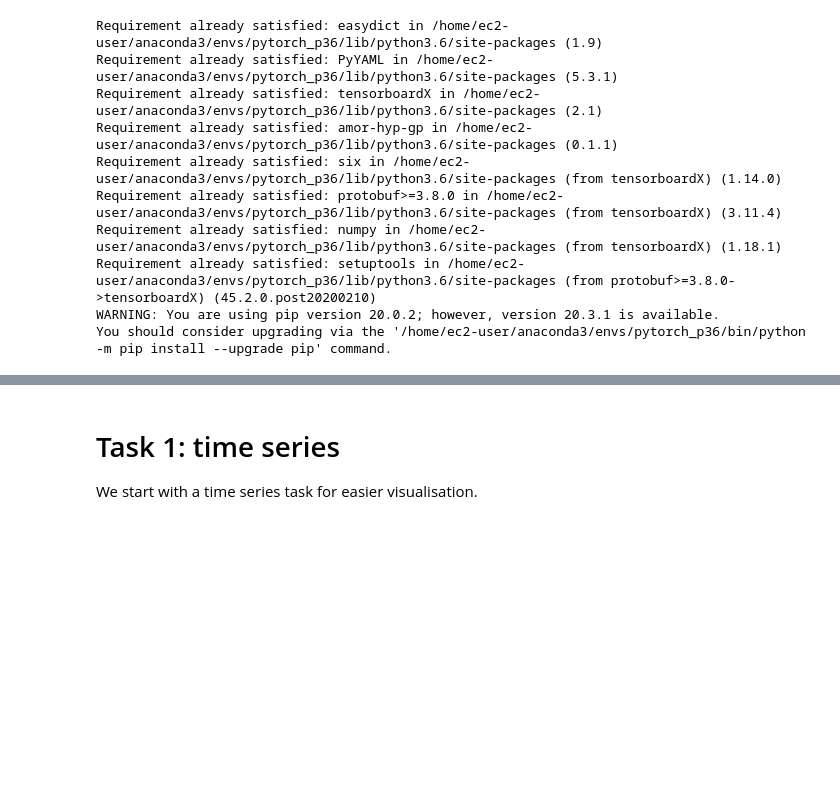
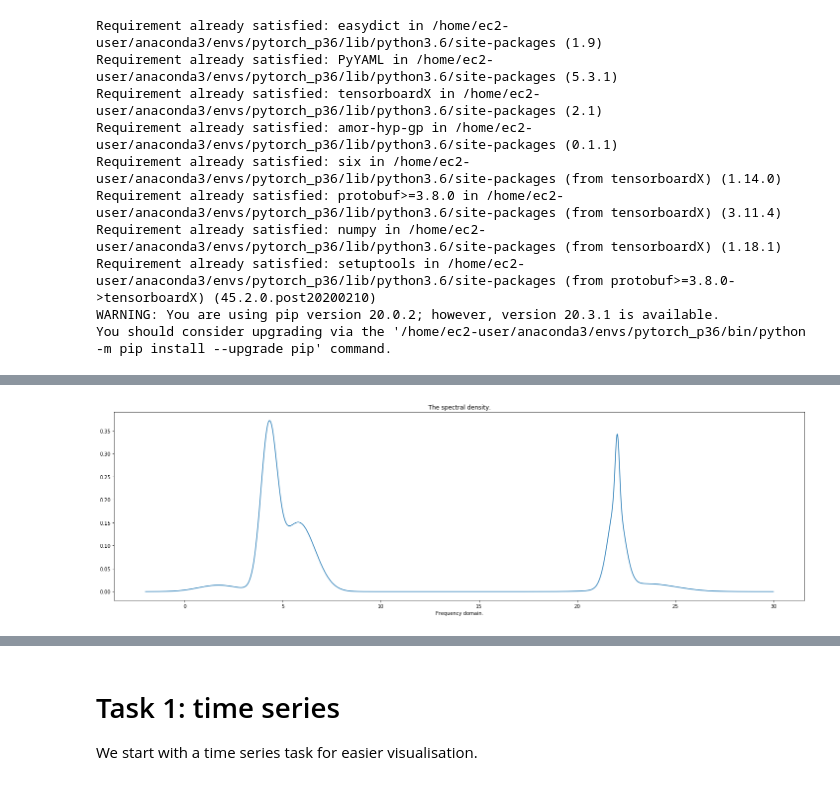
Before and after one commit to Francois-Aubet/AHGP, a Jupyter notebook: Trying Task-Agnostic Amortized Inference ofGaussian Process Hyperparameters.ipynb, the cells around one changed output, grey strips where cells are left out. Drawn from its saved outputs; the diff is of its cells as text; code cells hidden in the pictures; blank space fills up the shorter version.

```diff
--- a/Trying Task-Agnostic Amortized Inference ofGaussian Process Hyperparameters.ipynb
+++ b/Trying Task-Agnostic Amortized Inference ofGaussian Process Hyperparameters.ipynb
@@ -31,0 +84,3 @@ from ahgp.inference.predict import predict
+# %%
+npr = np.random.RandomState(seed)
+# M = max_num_mix
@@ -31,0 +142,39 @@ from ahgp.inference.predict import predict
+# %%
+# Define the parameters of the spectral density mixture:
+
+D = 1
+M = 6
+
+setting = 4 # pick one from [0,1,2,4]
+# changes the way the means of the Gaussian mixtures are picked
+
+weights = (npr.dirichlet(np.ones(M), D)).T
+
+length_normal = np.exp(npr.rand(M, D) * (math.log(max_lengthscale)-math.log(min_lengthscale)) + math.log(min_lengthscale))
+var_normal = 1/length_normal**2/(2*math.pi**2)
+is_length_large = npr.multinomial(1,[1-p_large,p_large],(D))
+length_large = np.ones((M, D))*1000
+var_small = 1/length_large**2/(2*math.pi**2)
+var = is_length_large[:,0]*var_normal+is_length_large[:,1]*var_small
+
+# this var generation does not quite work:
+var = np.abs(np.random.randn(*var.shape)) + 0.01
+
+mu = np.abs(np.random.randn(*var.shape) * 2)
+
+if setting == 0:
+    mu = np.zeros_like(mu)
+
+elif setting == 2:
+
+    mu[0] = 15
+    mu[1] = 10
+
+    var[0] = 0.2
+
+    weights[0] = 0.8
+    weights[1] = 0.2
+
+elif setting == 4:
+    max_mu = 30
+    mu = np.random.rand(*var.shape) * max_mu
@@ -31,0 +204,5 @@ from ahgp.inference.predict import predict
+# %%
+# Show the spectral density:
+plot_spectral_density(np.squeeze(weights), np.squeeze(var), np.squeeze(mu))
+# %% [output]
+[figure, added]
```
Also changed, not shown: parts of 38 cells of this notebook, 2 other files.
